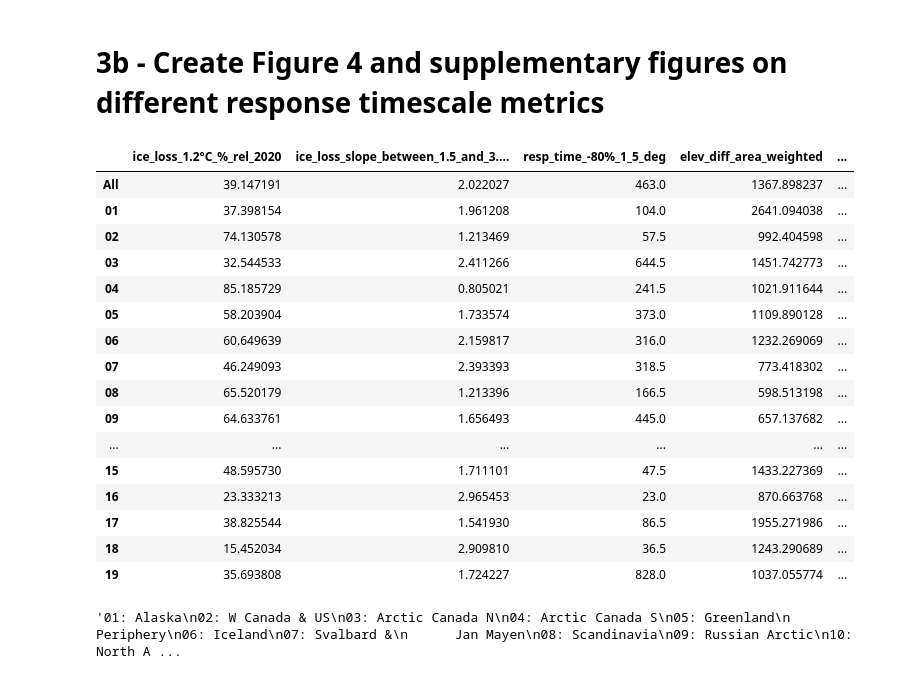
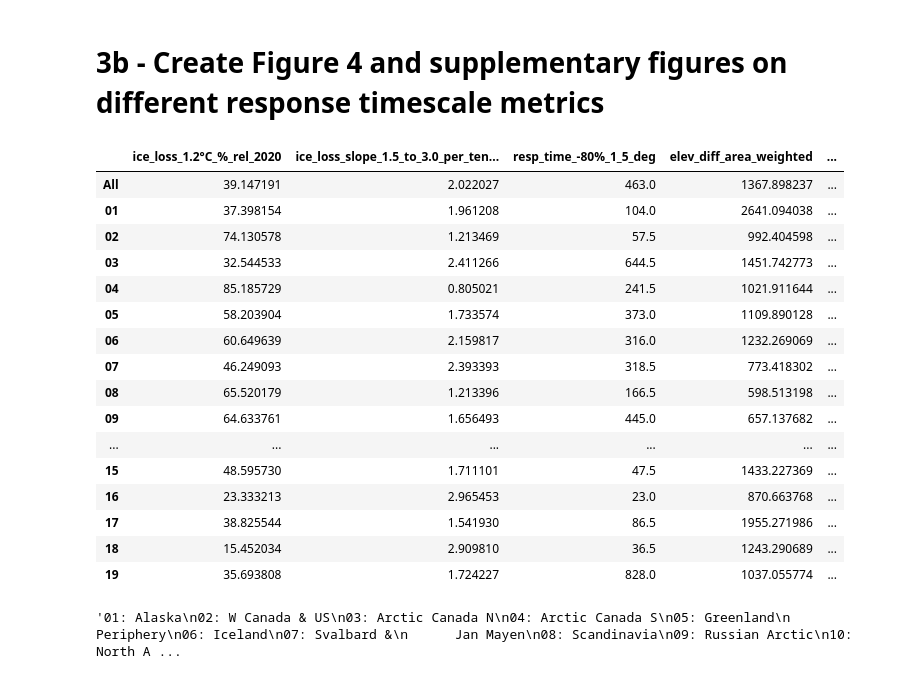
Before and after one commit to GlacierMIP/GlacierMIP3, a Jupyter notebook: A_community_estimate_paper_analysis/3b_create_fig4_plus_regional_correlations.ipynb, the cells around one changed output. Cells and saved outputs as stored; diff of their text form; code cells hidden in the pictures.

```diff
--- a/A_community_estimate_paper_analysis/3b_create_fig4_plus_regional_correlations.ipynb
+++ b/A_community_estimate_paper_analysis/3b_create_fig4_plus_regional_correlations.ipynb
@@ -34,14 +34,14 @@ pd_reg_stats['gt_2020_via_5yravg'] = pd_reg_stats['regional_volume_m3_2020_via_5
 # %%
 # this is the data that will be presented in Fig. 4
 pd_reg_stats[['ice_loss_1.2°C_%_rel_2020',
-              'ice_loss_slope_between_1.5_and_3.0_per_tenth_degC_rel_2020',
+              'ice_loss_slope_1.5_to_3.0_per_tenth_degC_rel_2020',
               'resp_time_-80%_1_5_deg',
               'elev_diff_area_weighted',
               'gt_2020_via_5yravg',
               '20yr_regional_dvol_dt_2000_2019_vs_2000_vol_%',
               'median_reg_vs_glob_ch_ref_1986-2005']]
 # %% [output]
-|  | ice_loss_1.2°C_%_rel_2020 | ice_loss_slope_between_1.5_and_3.... | resp_time_-80%_1_5_deg | elev_diff_area_weighted | ... |
+|  | ice_loss_1.2°C_%_rel_2020 | ice_loss_slope_1.5_to_3.0_per_ten... | resp_time_-80%_1_5_deg | elev_diff_area_weighted | ... |
 | All | 39.147191 | 2.022027 | 463.0 | 1367.898237 | ... |
 | 01 | 37.398154 | 1.961208 | 104.0 | 2641.094038 | ... |
 | 02 | 74.130578 | 1.213469 | 57.5 | 992.404598 | ... |
```
Also changed, not shown: parts of 3 cells of this notebook, 2 other files.
